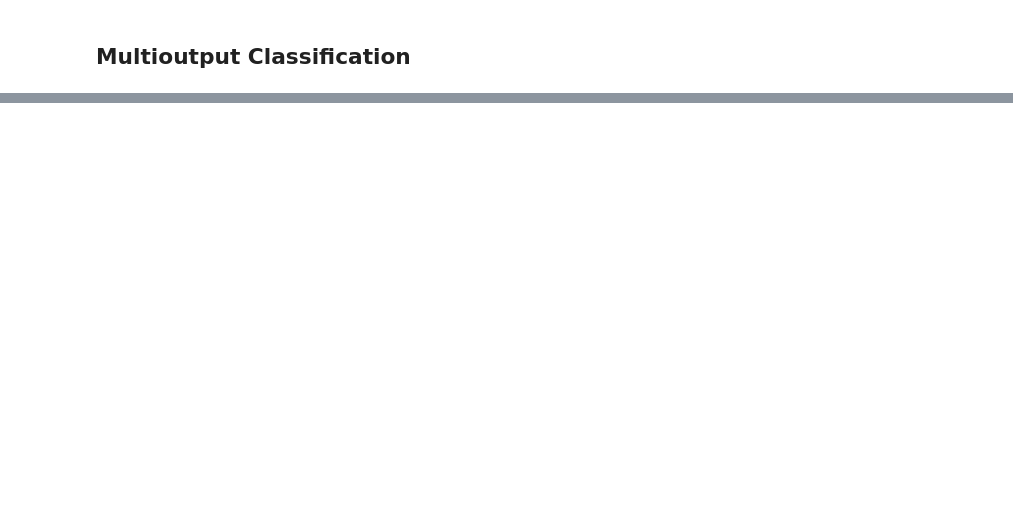
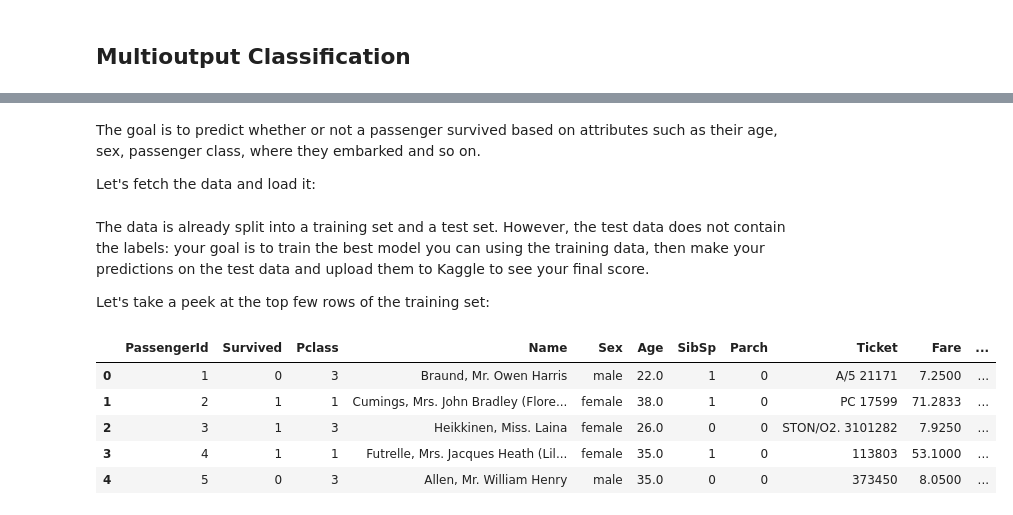
Before and after one commit to mickaelyoshua7674/hands-on-ml, a Jupyter notebook: 03_classification.ipynb, the cells around one changed output, grey strips where cells are left out. Saved outputs shown, nothing was run; the diff lists cells and outputs as text; code cells hidden in the pictures; blank space fills up the shorter version.

```diff
--- a/03_classification.ipynb
+++ b/03_classification.ipynb
@@ -494,0 +631,43 @@ plot_digit(clean_digit)
+# %% [markdown]
+The goal is to predict whether or not a passenger survived based on attributes such as their age, sex, passenger class, where they embarked and so on.
+
+Let's fetch the data and load it:
+# %%
+import os
+import urllib.request
+
+TITANIC_PATH = os.path.join("datasets", "titanic")
+DOWNLOAD_URL = "https://raw.githubusercontent.com/ageron/handson-ml2/master/datasets/titanic/"
+
+def fetch_titanic_data(url=DOWNLOAD_URL, path=TITANIC_PATH):
+    if not os.path.isdir(path):
+        os.makedirs(path)
+    for filename in ("train.csv", "test.csv"):
+        filepath = os.path.join(path, filename)
+        if not os.path.isfile(filepath):
+            print("Downloading", filename)
+            urllib.request.urlretrieve(url + filename, filepath)
+
+fetch_titanic_data()
+# %%
+import pandas as pd
+
+def load_titanic_data(filename, titanic_path=TITANIC_PATH):
+    csv_path = os.path.join(titanic_path, filename)
+    return pd.read_csv(csv_path)
+# %%
+train_data = load_titanic_data("train.csv")
+test_data = load_titanic_data("test.csv")
+# %% [markdown]
+The data is already split into a training set and a test set. However, the test data does not contain the labels: your goal is to train the best model you can using the training data, then make your predictions on the test data and upload them to Kaggle to see your final score.
+
+Let's take a peek at the top few rows of the training set:
+# %%
+train_data.head()
+# %% [output]
+|  | PassengerId | Survived | Pclass | Name | Sex | Age | SibSp | Parch | Ticket | Fare | ... |
+| 0 | 1 | 0 | 3 | Braund, Mr. Owen Harris | male | 22.0 | 1 | 0 | A/5 21171 | 7.2500 | ... |
+| 1 | 2 | 1 | 1 | Cumings, Mrs. John Bradley (Flore... | female | 38.0 | 1 | 0 | PC 17599 | 71.2833 | ... |
+| 2 | 3 | 1 | 3 | Heikkinen, Miss. Laina | female | 26.0 | 0 | 0 | STON/O2. 3101282 | 7.9250 | ... |
+| 3 | 4 | 1 | 1 | Futrelle, Mrs. Jacques Heath (Lil... | female | 35.0 | 1 | 0 | 113803 | 53.1000 | ... |
+| 4 | 5 | 0 | 3 | Allen, Mr. William Henry | male | 35.0 | 0 | 0 | 373450 | 8.0500 | ... |
```
Also changed, not shown: parts of 65 cells of this notebook.
